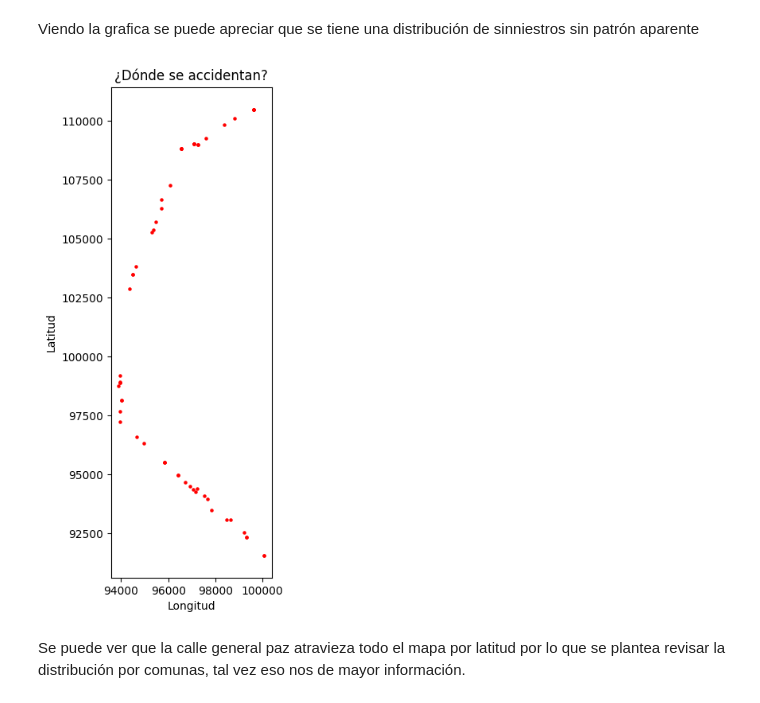
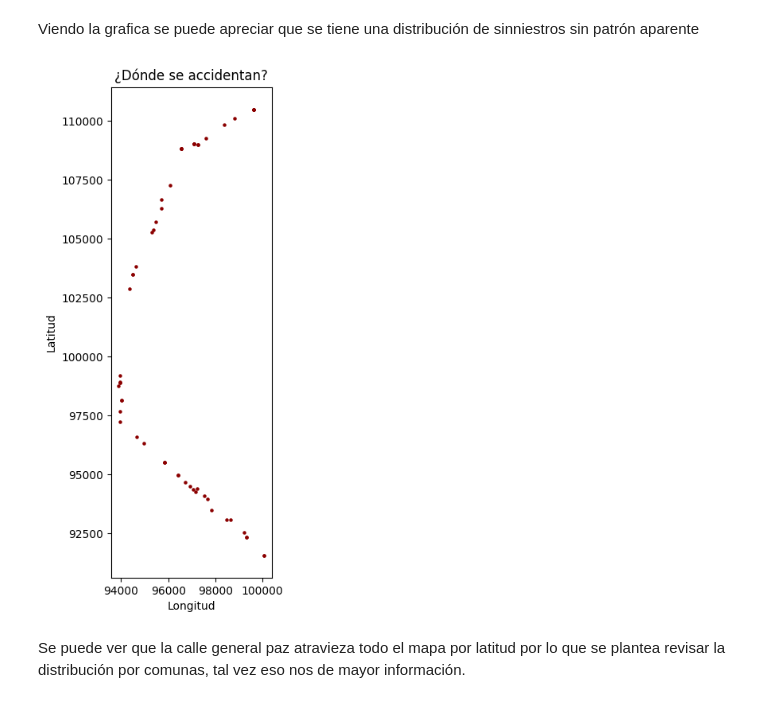
Before and after one commit to ReneSebastianJoo/PI-Henry-Vialidad, a Jupyter notebook: EDA.ipynb, the cells around one changed output. Saved outputs shown, nothing was run; the diff lists cells and outputs as text; code cells hidden in the pictures.

```diff
--- a/EDA.ipynb
+++ b/EDA.ipynb
@@ -555,14 +555,14 @@ Viendo la grafica se puede apreciar que se tiene una distribución de sinniestro
 df_Gen_Paz = df[df["Calle"]== "PAZ, GRAL. AV."]
 # %%
 # Se genera una grafica para el filtro
-gdf = gpd.GeoDataFrame(df_Gen_Paz, geometry='geometry')
-gdf.plot(marker='o', color='red', markersize=5, figsize=(8, 8))
-plt.title('¿Dónde se accidentan?')
-plt.xlabel('Longitud')
-plt.ylabel('Latitud')
+gdf = gpd.GeoDataFrame(df_Gen_Paz, geometry="geometry")
+gdf.plot(marker="o", color="darkred", markersize=5, figsize=(8, 8))
+plt.title("¿Dónde se accidentan?")
+plt.xlabel("Longitud")
+plt.ylabel("Latitud")
 plt.show()
 # %% [output]
-[figure, old version]
+[figure, new version]
 # %% [markdown]
 Se puede ver que la calle general paz atravieza todo el mapa por latitud por lo que se plantea revisar la distribución por comunas, tal vez eso nos de mayor información.
 # %% [markdown]
```
Also changed, not shown: parts of 42 cells of this notebook, 1 other file.
